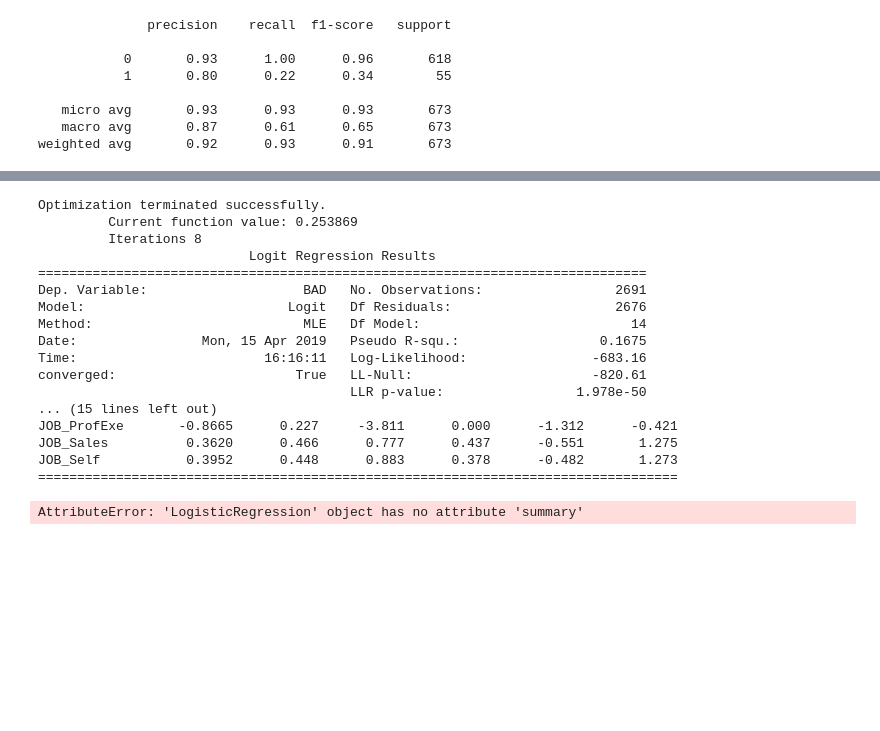
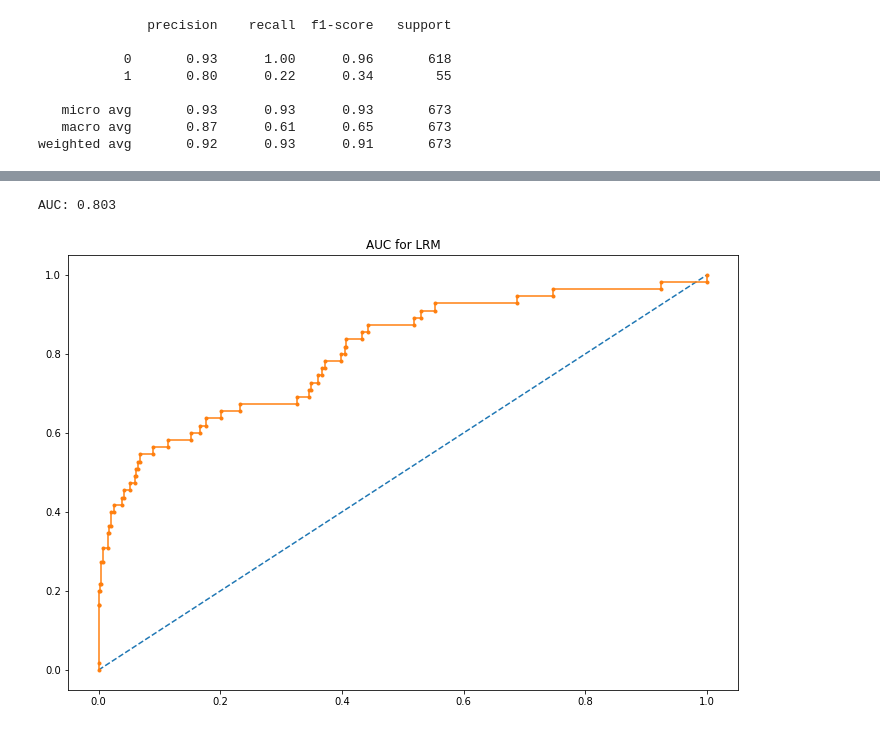
Before and after one commit to bbal20/stats2_project2, a Jupyter notebook: stats2_project2.ipynb, the cells around one changed output, grey strips where cells are left out. Drawn from its saved outputs; the diff is of its cells as text; code cells hidden in the pictures; blank space fills up the shorter version.

```diff
--- a/stats2_project2.ipynb
+++ b/stats2_project2.ipynb
@@ -582,25 +494,29 @@ JOB_Self                0        nan        nan        nan         nan         n
-# %%
-result=logit_model.fit()
-print(result.summary())
-# %% [output]
-Optimization terminated successfully.
-         Current function value: 0.253869
-         Iterations 8
-                           Logit Regression Results
-==============================================================================
-Dep. Variable:                    BAD   No. Observations:                 2691
-Model:                          Logit   Df Residuals:                     2676
-Method:                           MLE   Df Model:                           14
-Date:                Mon, 15 Apr 2019   Pseudo R-squ.:                  0.1675
-Time:                        16:16:11   Log-Likelihood:                -683.16
-converged:                       True   LL-Null:                       -820.61
-                                        LLR p-value:                 1.978e-50
-... (15 lines left out)
-JOB_ProfExe       -0.8665      0.227     -3.811      0.000      -1.312      -0.421
-JOB_Sales          0.3620      0.466      0.777      0.437      -0.551       1.275
-JOB_Self           0.3952      0.448      0.883      0.378      -0.482       1.273
-==================================================================================
-# %%
-print(lrf.summary())
-# %% [output]
-AttributeError: 'LogisticRegression' object has no attribute 'summary'
+# %%
+#LRM Model Lack of Fit with AUC
+
+import numpy as np
+from sklearn.metrics import roc_curve
+from sklearn.metrics import roc_auc_score
+from matplotlib import pyplot
+
+plt.figure(figsize=(12,8))
+plt.title("AUC for LRM")
+
+# predict probabilities
+probs = logreg.predict_proba(X_test)
+# keep probabilities for the positive outcome only
+probs = probs[:, 1]
+# calculate AUC
+auc = roc_auc_score(y_test, probs)
+print('AUC: %.3f' % auc)
+# calculate roc curve
+fpr, tpr, thresholds = roc_curve(y_test, probs)
+# plot no skill
+pyplot.plot([0, 1], [0, 1], linestyle='--')
+# plot the roc curve for the model
+pyplot.plot(fpr, tpr, marker='.')
+# show the plot
+pyplot.show()
+# %% [output]
+AUC: 0.803
+[figure, added]
```
Also changed, not shown: parts of 60 cells of this notebook.
